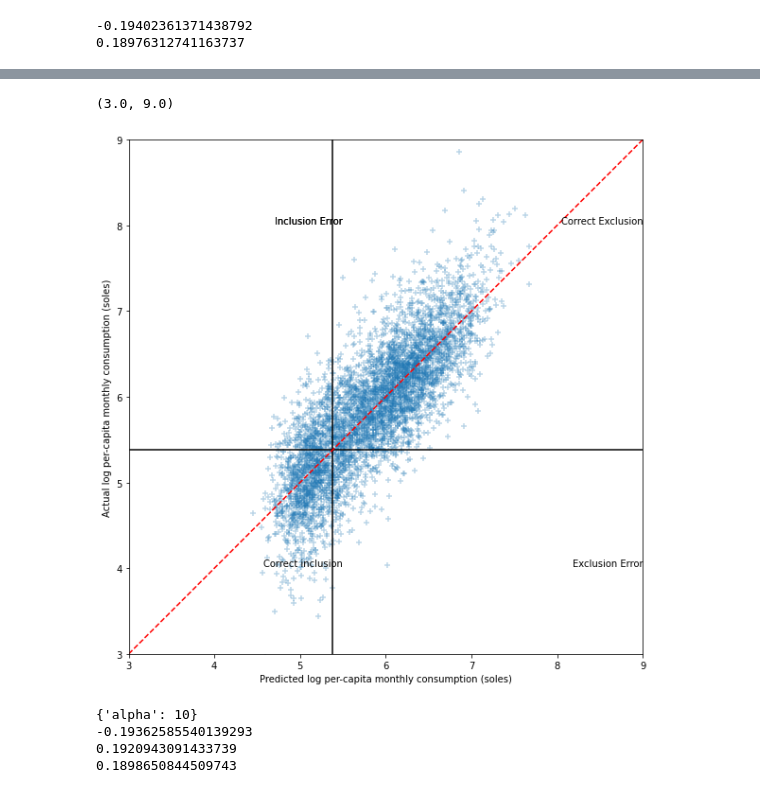
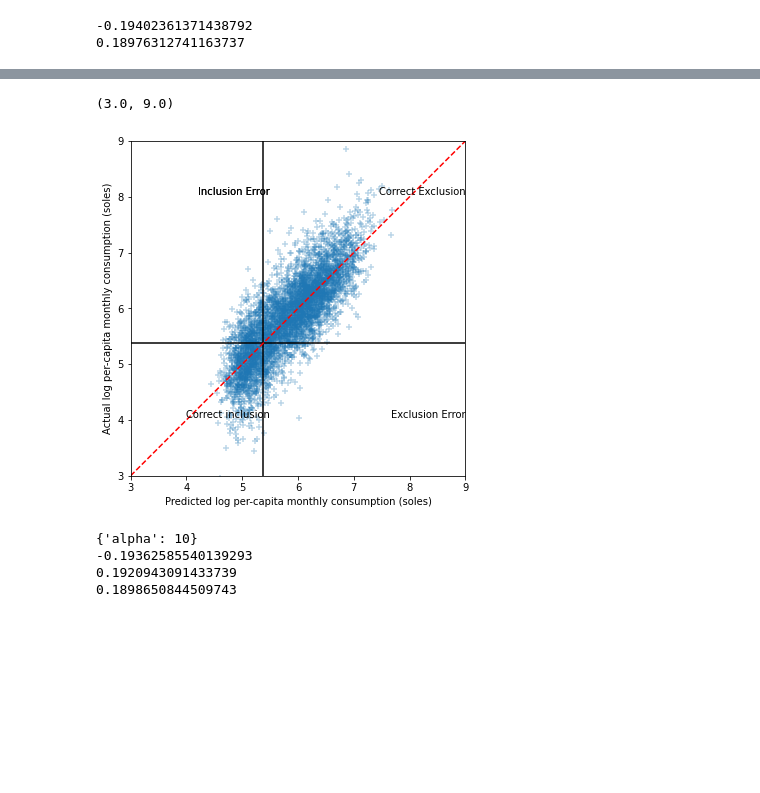
Before and after one commit to AnnetVasileva/machineLearning, a Jupyter notebook: Practical 1 read in data.ipynb, the cells around one changed output, grey strips where cells are left out. Cells and saved outputs as stored; diff of their text form; code cells hidden in the pictures; blank space fills up the shorter version.

```diff
--- a/Practical 1 read in data.ipynb
+++ b/Practical 1 read in data.ipynb
@@ -433,38 +444,38 @@ import matplotlib.pyplot as plt
 lim_start = 3
 lim_end = 9
 
-plt.figure(1,figsize = (12,10))
+plt.figure(1,figsize = (6,7))
 g=plt.scatter(prediction, y_test, alpha = 0.3, marker = '+')
 #g.axes.set_yscale('log')
 #g.axes.set_xscale('log')
 plt.plot([lim_start, lim_end], [lim_start, lim_end], 'k--', color = 'r')
 plt.hlines(np.percentile(prediction,28), lim_start, lim_end)
 plt.vlines(np.percentile(prediction,28), lim_start, lim_end)
 g.axes.set_xlabel('Predicted log per-capita monthly consumption (soles)')
 g.axes.set_ylabel('Actual log per-capita monthly consumption (soles)')
 g.axes.axis('equal')
 g.axes.axis('square')
 plt.text(5.5, 4, 'Correct inclusion',
         verticalalignment='bottom', horizontalalignment='right',
         color='black', fontsize=10)
 plt.text(5.5, 8, 'Inclusion Error',
         verticalalignment='bottom', horizontalalignment='right',
         color='black', fontsize=10)
 plt.text(5.5, 8, 'Inclusion Error',
         verticalalignment='bottom', horizontalalignment='right',
         color='black', fontsize=10)
 plt.text(9, 8, 'Correct Exclusion',
         verticalalignment='bottom', horizontalalignment='right',
         color='black', fontsize=10)
 plt.text(9, 4, 'Exclusion Error',
         verticalalignment='bottom', horizontalalignment='right',
         color='black', fontsize=10)
 
 plt.xlim([lim_start, lim_end])
 plt.ylim([lim_start, lim_end])
 # %% [output]
 (3.0, 9.0)
-[figure, old version]
+[figure, new version]
 # %%
 from sklearn.model_selection import GridSearchCV
 ridge = Ridge()
```
Also changed, not shown: parts of 45 cells of this notebook.
